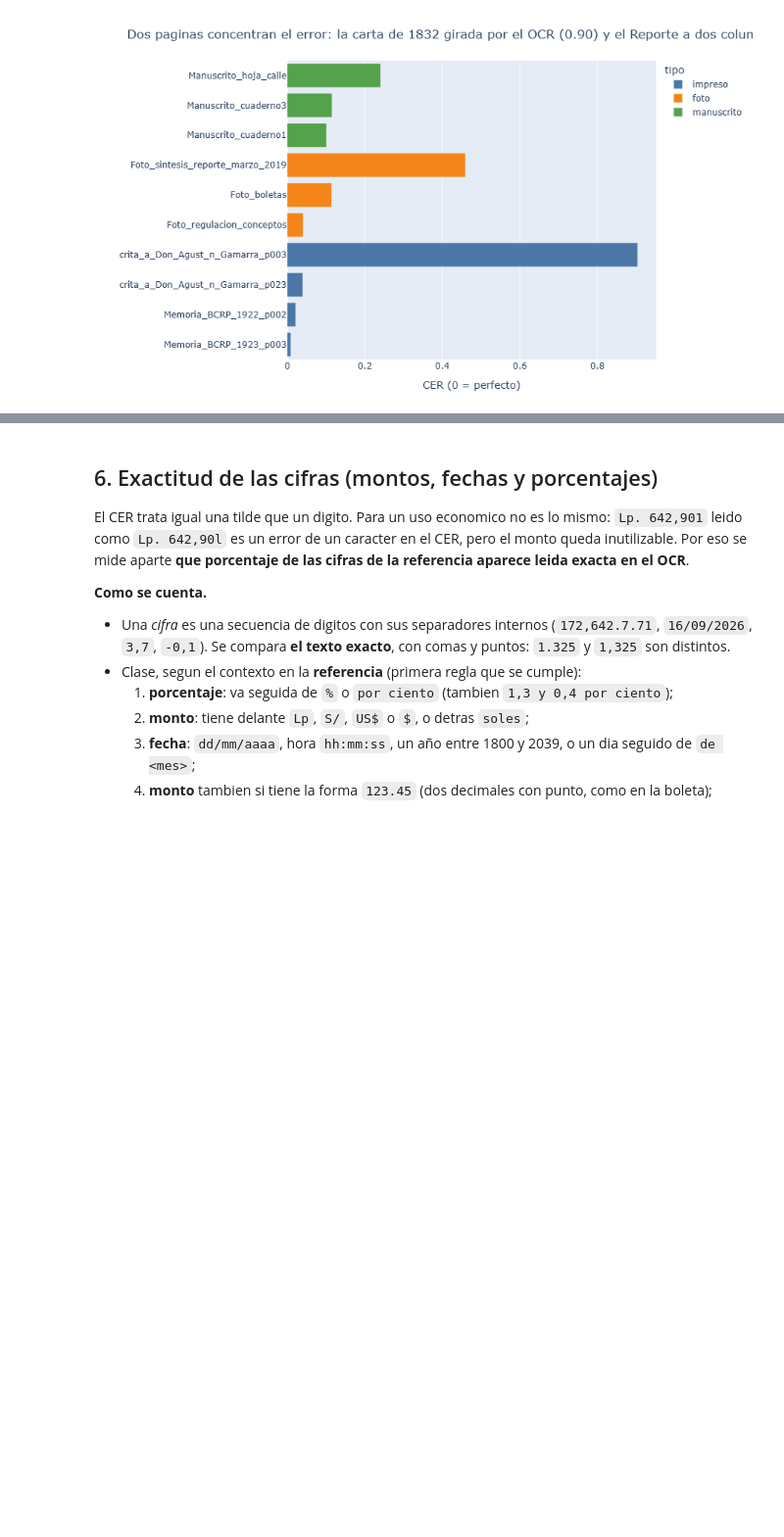
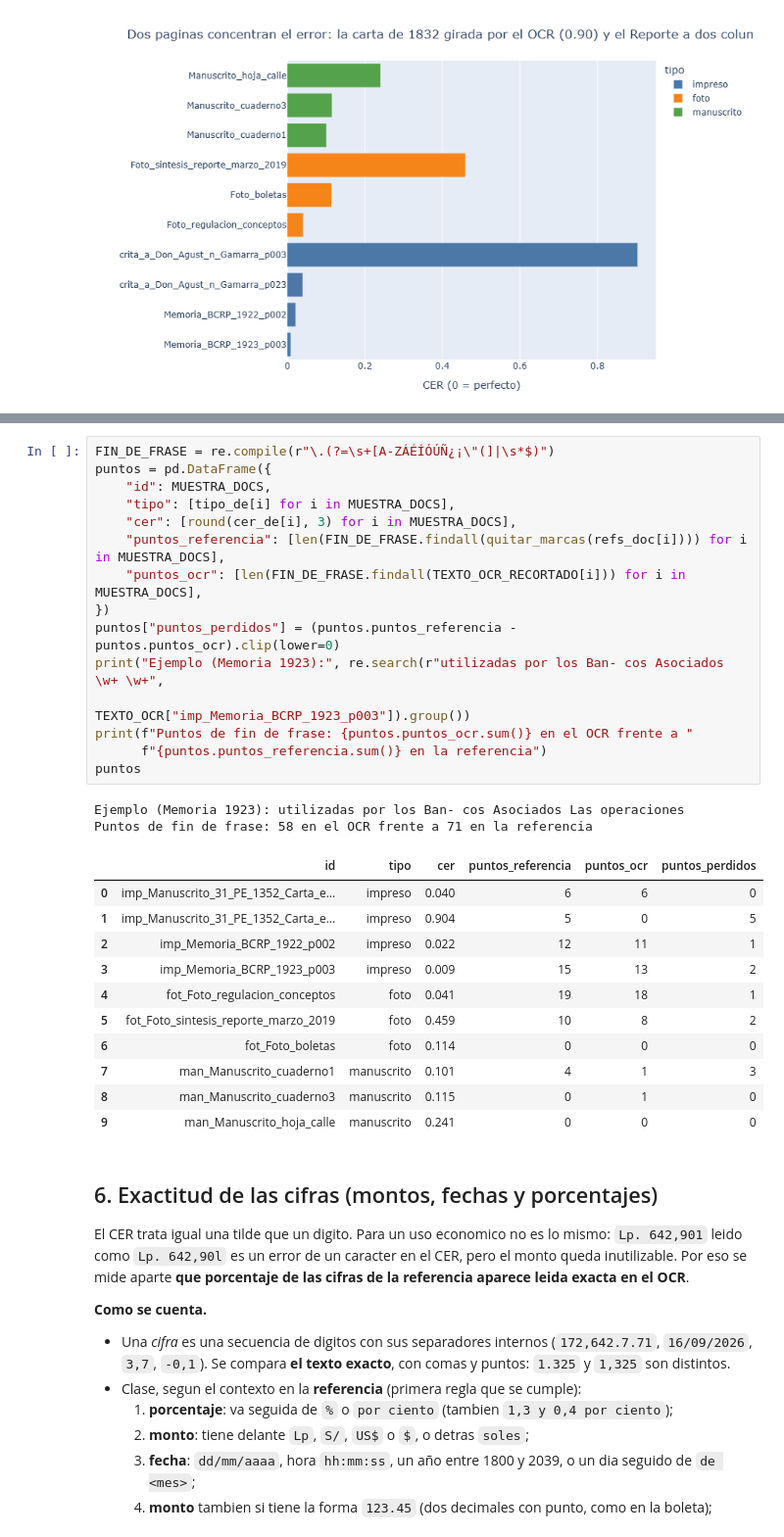
Before and after one commit to gabriela-pozo/Cursos, a Jupyter notebook: tarea_2/02_evaluacion.ipynb, the cells around one changed output, grey strips where cells are left out. Shown at 98% size. Cells and saved outputs as stored; diff of their text form; blank space fills up the shorter version.

```diff
--- a/tarea_2/02_evaluacion.ipynb
+++ b/tarea_2/02_evaluacion.ipynb
@@ -478,3 +497,32 @@ fig.show()
+# %%
+FIN_DE_FRASE = re.compile(r"\.(?=\s+[A-ZÁÉÍÓÚÑ¿¡\"(]|\s*$)")
+puntos = pd.DataFrame({
+    "id": MUESTRA_DOCS,
+    "tipo": [tipo_de[i] for i in MUESTRA_DOCS],
+    "cer": [round(cer_de[i], 3) for i in MUESTRA_DOCS],
+    "puntos_referencia": [len(FIN_DE_FRASE.findall(quitar_marcas(refs_doc[i]))) for i in MUESTRA_DOCS],
+    "puntos_ocr": [len(FIN_DE_FRASE.findall(TEXTO_OCR_RECORTADO[i])) for i in MUESTRA_DOCS],
+})
+puntos["puntos_perdidos"] = (puntos.puntos_referencia - puntos.puntos_ocr).clip(lower=0)
+print("Ejemplo (Memoria 1923):", re.search(r"utilizadas por los Ban- cos Asociados \w+ \w+",
+                                            TEXTO_OCR["imp_Memoria_BCRP_1923_p003"]).group())
+print(f"Puntos de fin de frase: {puntos.puntos_ocr.sum()} en el OCR frente a "
+      f"{puntos.puntos_referencia.sum()} en la referencia")
+puntos
+# %% [output]
+Ejemplo (Memoria 1923): utilizadas por los Ban- cos Asociados Las operaciones
+Puntos de fin de frase: 58 en el OCR frente a 71 en la referencia
+|  | id | tipo | cer | puntos_referencia | puntos_ocr | puntos_perdidos |
+| 0 | imp_Manuscrito_31_PE_1352_Carta_e... | impreso | 0.040 | 6 | 6 | 0 |
+| 1 | imp_Manuscrito_31_PE_1352_Carta_e... | impreso | 0.904 | 5 | 0 | 5 |
+| 2 | imp_Memoria_BCRP_1922_p002 | impreso | 0.022 | 12 | 11 | 1 |
+| 3 | imp_Memoria_BCRP_1923_p003 | impreso | 0.009 | 15 | 13 | 2 |
+| 4 | fot_Foto_regulacion_conceptos | foto | 0.041 | 19 | 18 | 1 |
+| 5 | fot_Foto_sintesis_reporte_marzo_2019 | foto | 0.459 | 10 | 8 | 2 |
+| 6 | fot_Foto_boletas | foto | 0.114 | 0 | 0 | 0 |
+| 7 | man_Manuscrito_cuaderno1 | manuscrito | 0.101 | 4 | 1 | 3 |
+| 8 | man_Manuscrito_cuaderno3 | manuscrito | 0.115 | 0 | 1 | 0 |
+| 9 | man_Manuscrito_hoja_calle | manuscrito | 0.241 | 0 | 0 | 0 |
 # %% [markdown]
 ## 6. Exactitud de las cifras (montos, fechas y porcentajes)
 
```
Also changed, not shown: parts of 11 cells of this notebook, 2 other files.
